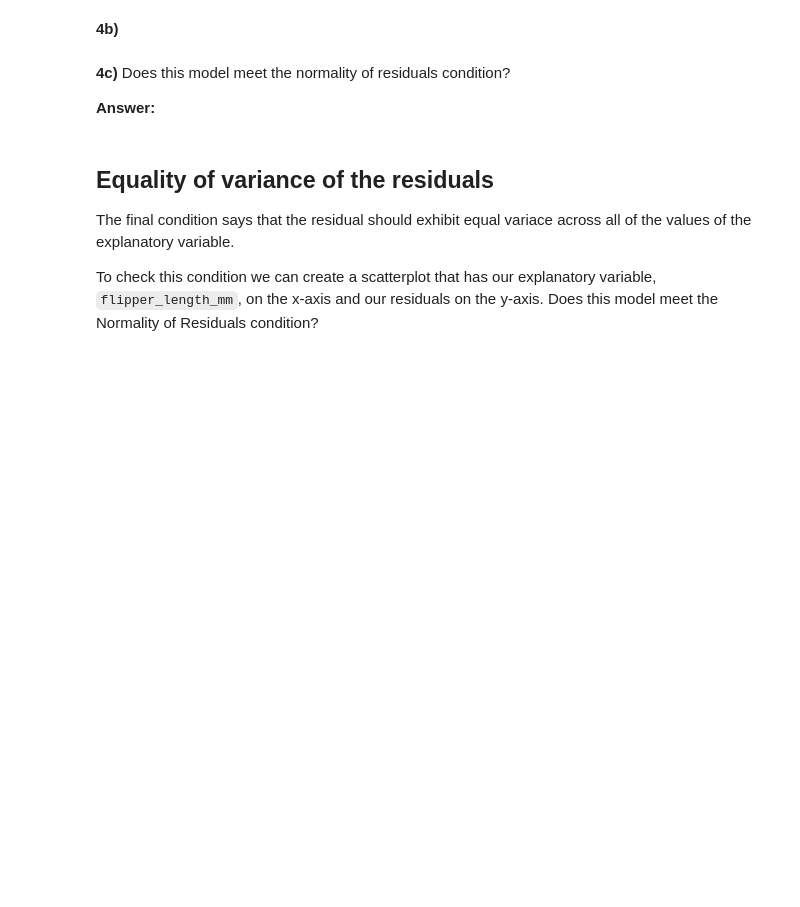
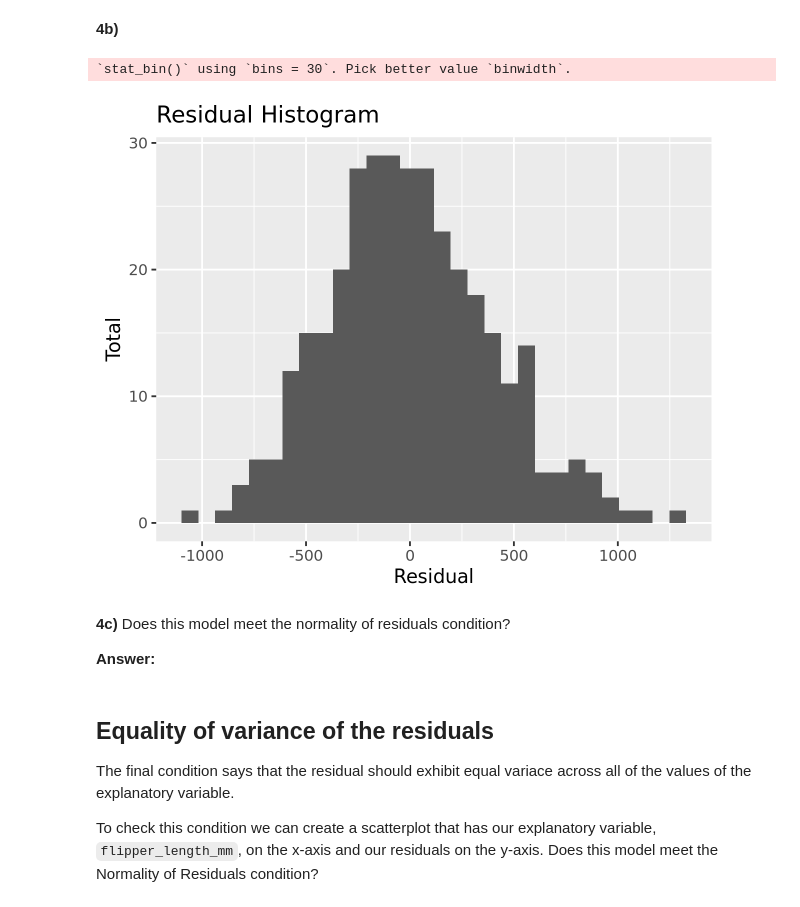
Before and after one commit to kaival1524/a09, a Jupyter notebook: assignment10.ipynb, the cells around one changed output. Saved outputs shown, nothing was run; the diff lists cells and outputs as text; code cells hidden in the pictures; blank space fills up the shorter version.

```diff
--- a/assignment10.ipynb
+++ b/assignment10.ipynb
@@ -171,6 +183,13 @@ regression_points |> head()
 **4b)**
 # %%
 #Add code for the histogram.
+
+ggplot(regression_points, aes(x = .resid)) +
+    geom_histogram() +
+    labs(x = "Residual", y = "Total", title = "Residual Histogram")
+# %% [output]
+`stat_bin()` using `bins = 30`. Pick better value `binwidth`.
+[figure, added]
 # %% [markdown]
 **4c)** Does this model meet the normality of residuals condition?
 
```
Also changed, not shown: parts of 2 cells of this notebook.
